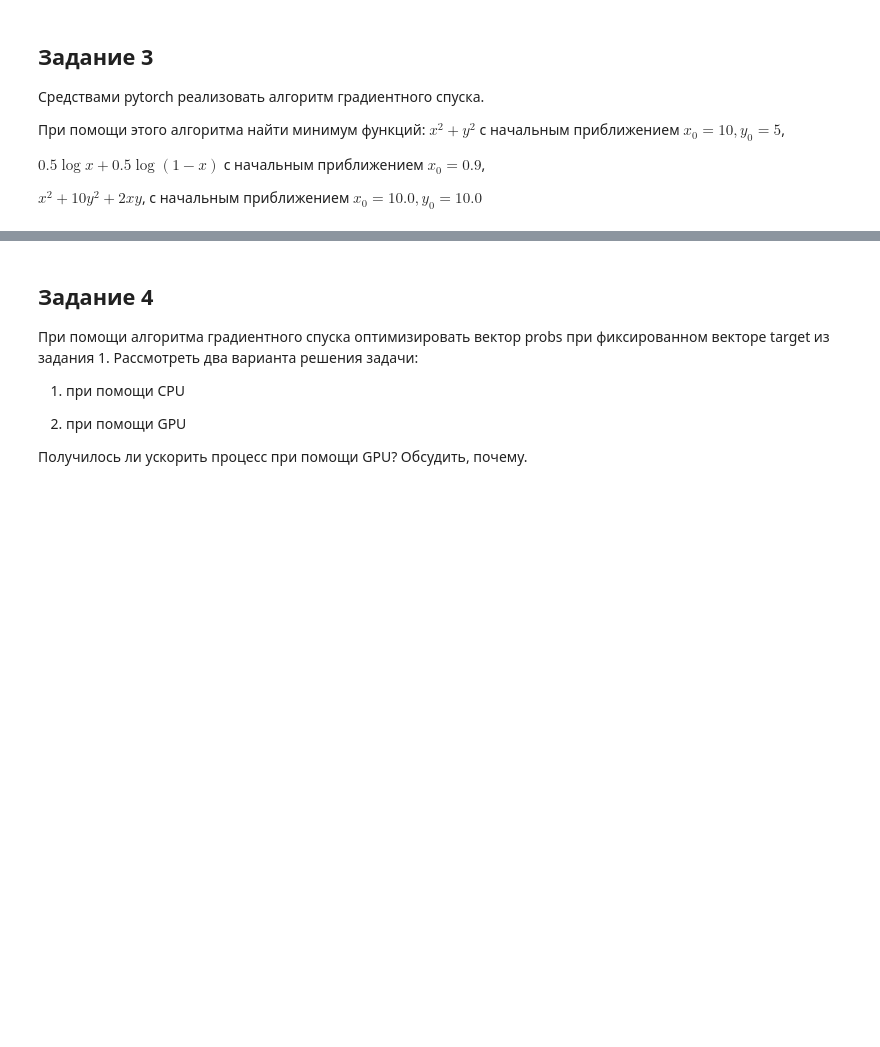
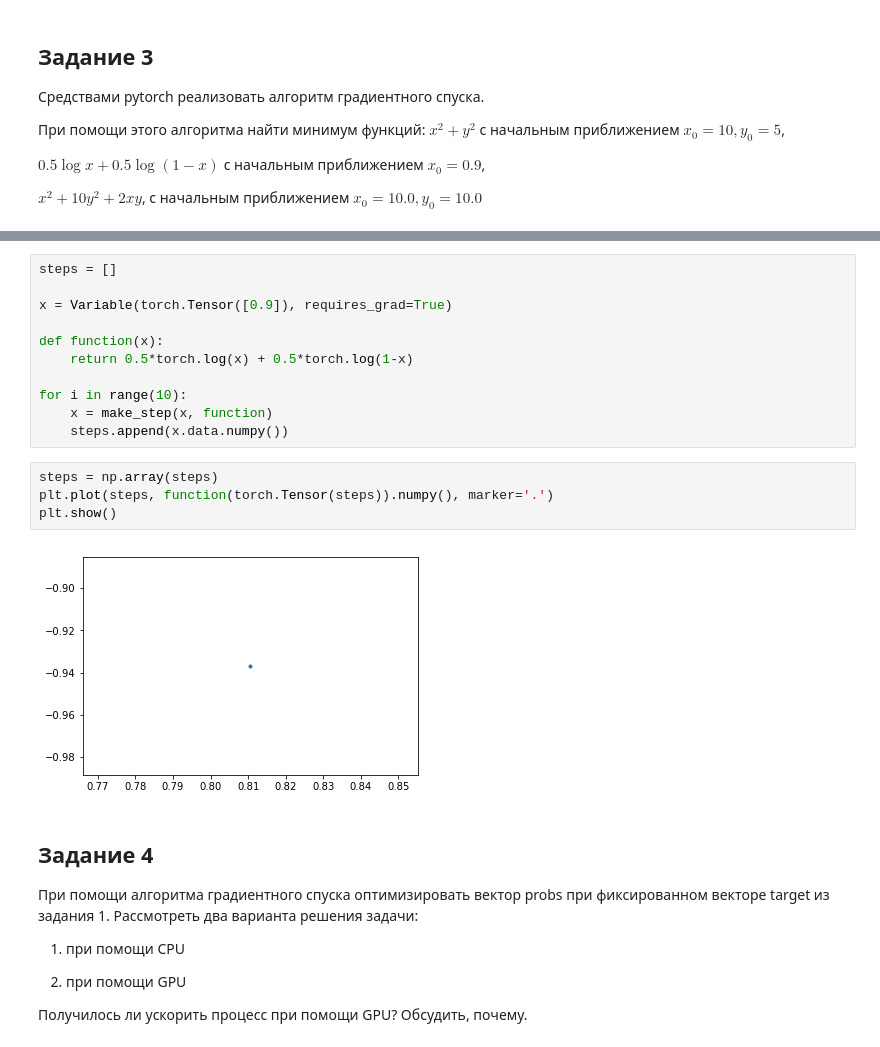
Before and after one commit to RomanovMikeV/deep_learning_course_2.0, a Jupyter notebook: Lesson 1 Basics.ipynb, the cells around one changed output, grey strips where cells are left out. Cells and saved outputs as stored; diff of their text form; blank space fills up the shorter version.

```diff
--- a/Lesson 1 Basics.ipynb
+++ b/Lesson 1 Basics.ipynb
@@ -291,3 +382,20 @@ $x^2 + 10 y^2 + 2xy$, с начальным приближением $x_0 = 10.0
+# %%
+steps = []
+
+x = Variable(torch.Tensor([0.9]), requires_grad=True)
+
+def function(x):
+    return 0.5*torch.log(x) + 0.5*torch.log(1-x)
+
+for i in range(10):
+    x = make_step(x, function)
+    steps.append(x.data.numpy())
+# %%
+steps = np.array(steps)
+plt.plot(steps, function(torch.Tensor(steps)).numpy(), marker='.')
+plt.show()
+# %% [output]
+[figure, added]
 # %% [markdown]
 ## Задание 4
 
```
Also changed, not shown: parts of 19 cells of this notebook, 3 other files.
